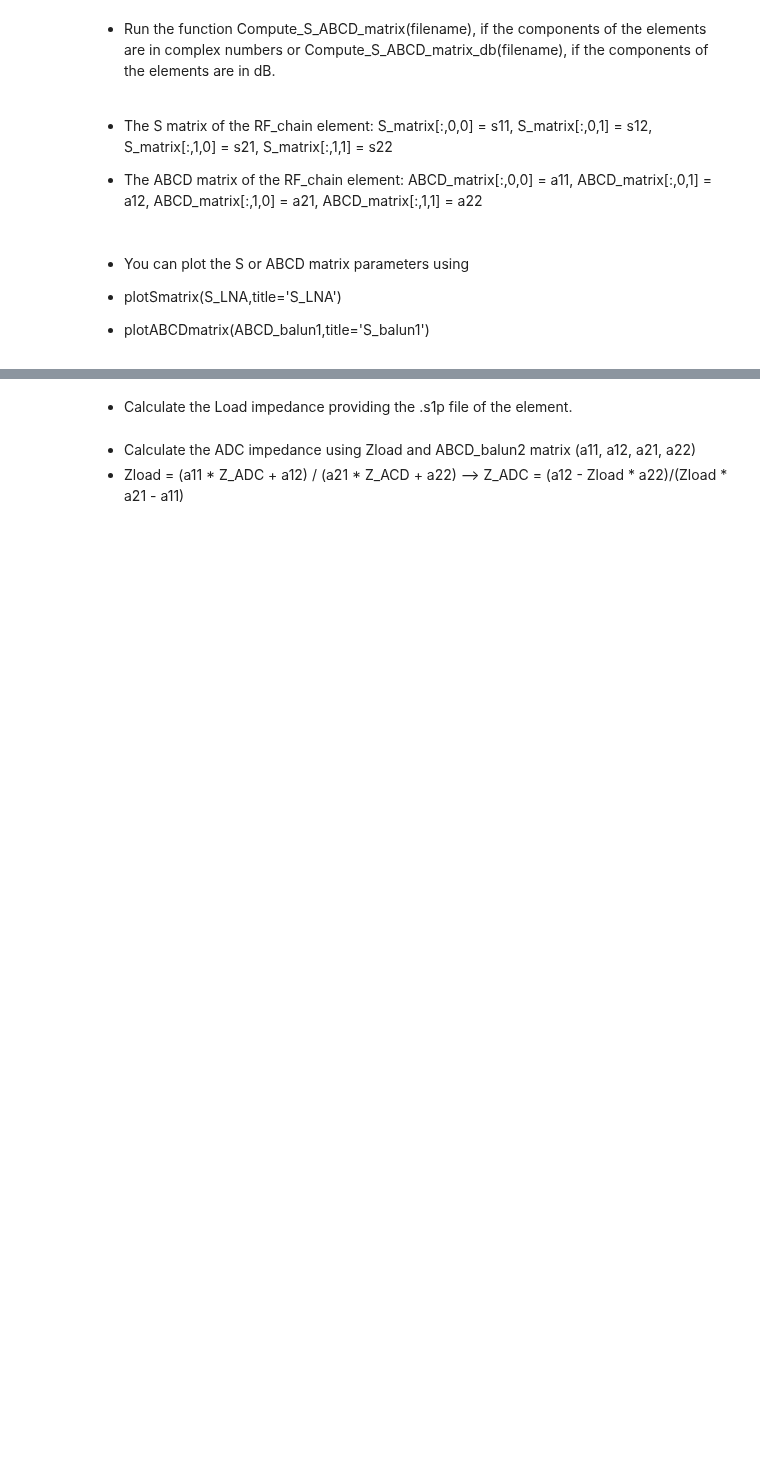
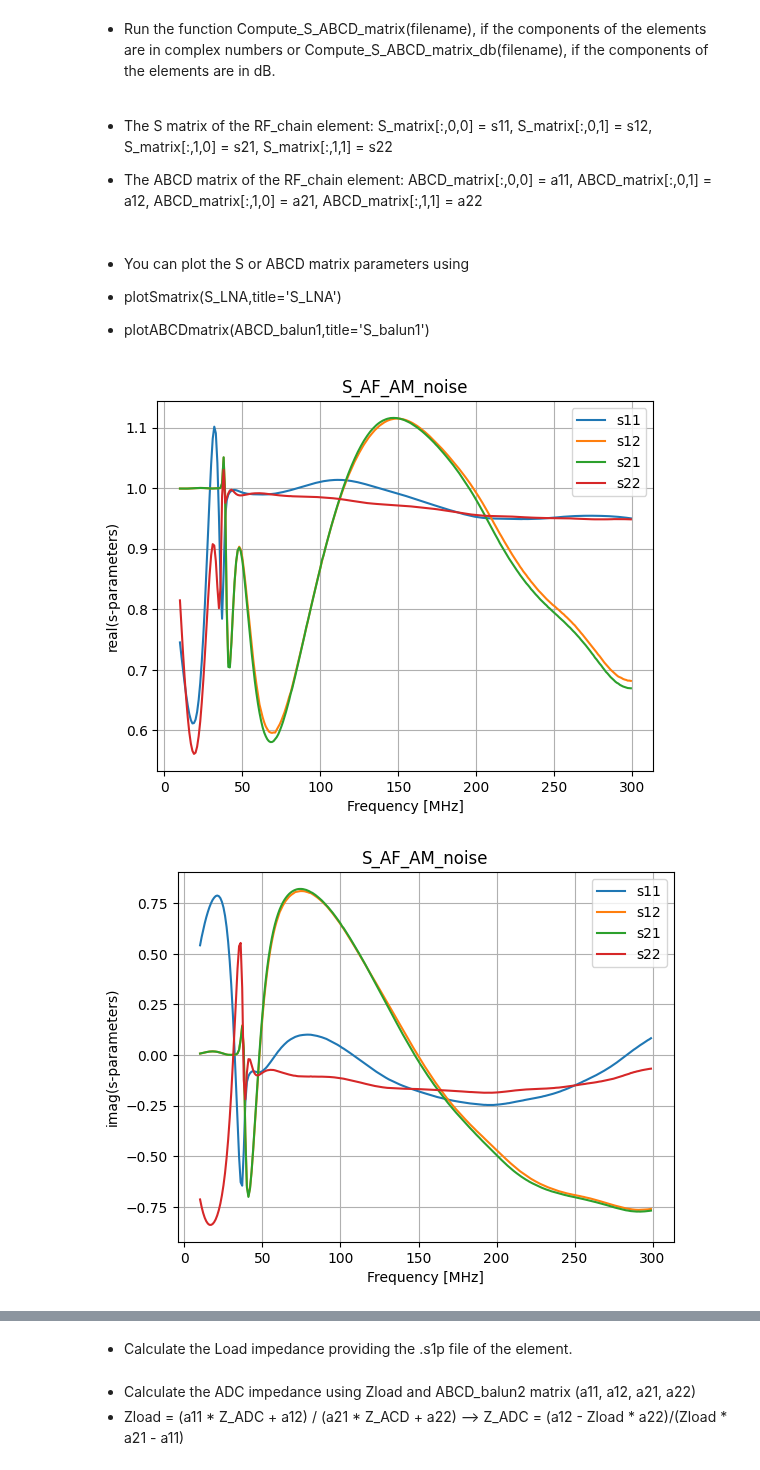
Before and after one commit to grand-mother/grand, a Jupyter notebook: examples/read_modify_RF_chain_elements.ipynb, the cells around one changed output, grey strips where cells are left out. Drawn from its saved outputs; the diff is of its cells as text; code cells hidden in the pictures; blank space fills up the shorter version.

```diff
--- a/examples/read_modify_RF_chain_elements.ipynb
+++ b/examples/read_modify_RF_chain_elements.ipynb
@@ -23,10 +23,33 @@ def Compute_S_ABCD_matrix_db(filename):
     ABCD_matrix = np.reshape(ABCD_matrix1, (290, 2, 2)) #The ABCD matrix of the RF_chain element
     return S_matrix, ABCD_matrix
 
+###########################################################
+def Compute_S_ABCD_matrix_db_rad(filename):
+    element = grfc.Rfchain_elements_db_rad(filename=filename) #If the components of the .s2p file are in deciBel
+    #element = grfc.Rfchain_elements(filename="cable+Connector.s2p") #If the components of the .s2p file are in complex numbers
+    element.compute_for_freqs(freq_MHz)
+    S_matrix1 = np.stack([element.s11[0], element.s12[0], element.s21[0], element.s22[0]], axis=1)
+    #The S matrix of the RF_chain element: S_matrix[:,0,0] = s11, S_matrix[:,0,1] = s12, S_matrix[:,1,0] = s21, S_matrix[:,1,1] = s22
+    S_matrix = np.reshape(S_matrix1, (290, 2, 2)) #The S matrix of the RF_chain element
+    ABCD_matrix1 = np.stack([element.ABCD_matrix[0,0,0,:], element.ABCD_matrix[0,1,0,:], element.ABCD_matrix[1,0,0,:], element.ABCD_matrix[1,1,0,:]], axis=1)
+    ABCD_matrix = np.reshape(ABCD_matrix1, (290, 2, 2)) #The ABCD matrix of the RF_chain element
+    return S_matrix, ABCD_matrix
 #########################################################
 
 def Compute_S_ABCD_matrix(filename):
     element = grfc.Rfchain_elements(filename=filename) #If the components of the .s2p file are in complex numbers
+    element.compute_for_freqs(freq_MHz)
+    S_matrix1 = np.stack([element.s11[0], element.s12[0], element.s21[0], element.s22[0]], axis=1)
+    #The S matrix of the RF_chain element: S_matrix[:,0,0] = s11, S_matrix[:,0,1] = s12, S_matrix[:,1,0] = s21, S_matrix[:,1,1] = s22
+    S_matrix = np.reshape(S_matrix1, (290, 2, 2)) #The S matrix of the RF_chain element
+    ABCD_matrix1 = np.stack([element.ABCD_matrix[0,0,0,:], element.ABCD_matrix[0,1,0,:], element.ABCD_matrix[1,0,0,:], element.ABCD_matrix[1,1,0,:]], axis=1)
+    #The ABCD matrix of the RF_chain element: ABCD_matrix[:,0,0] = a11, ABCD_matrix[:,0,1] = a12, ABCD_matrix[:,1,0] = a21, ABCD_matrix[:,1,1] = a22
+    ABCD_matrix = np.reshape(ABCD_matrix1, (290, 2, 2)) #The ABCD matrix of the RF_chain element
+    return S_matrix, ABCD_matrix
+#############################################################
+
+def Compute_S_ABCD_matrix_rad(filename):
+    element = grfc.Rfchain_elements_rad(filename=filename) #If the components of the .s2p file are in complex numbers
     element.compute_for_freqs(freq_MHz)
     S_matrix1 = np.stack([element.s11[0], element.s12[0], element.s21[0], element.s22[0]], axis=1)
     #The S matrix of the RF_chain element: S_matrix[:,0,0] = s11, S_matrix[:,0,1] = s12, S_matrix[:,1,0] = s21, S_matrix[:,1,1] = s22
@@ -228,6 +255,8 @@ S_LNA, ABCD_LNA = Compute_S_ABCD_matrix_db("lna.s2p")
 S_cable, ABCD_cable = Compute_S_ABCD_matrix_db("cable+Connector.s2p")
 S_vga, ABCD_vga = Compute_S_ABCD_matrix_db("vga20db+filter.s2p")
 S_balun2, ABCD_balun2 = Compute_S_ABCD_matrix("balun_before_ad.s2p")
+#S_AF_AM_noise, ABCD_AF_AM_noise = Compute_S_ABCD_matrix_rad("High_freq_pass_PAnalogfilter.s2p")
+S_AF_AM_noise, ABCD_AF_AM_noise = Compute_S_ABCD_matrix_db_rad("High_freq_pass_PAnalogfilter.s2p")
 # %% [markdown]
 - The S matrix of the RF_chain element: S_matrix[:,0,0] = s11,  S_matrix[:,0,1] = s12,  S_matrix[:,1,0] = s21,  S_matrix[:,1,1] = s22
 
@@ -239,5 +268,8 @@ S_balun2, ABCD_balun2 = Compute_S_ABCD_matrix("balun_before_ad.s2p")
 
 - plotABCDmatrix(ABCD_balun1,title='S_balun1')
 # %%
-#plotSmatrix(S_LNA,title='S_LNA')
-#plotABCDmatrix(ABCD_balun1,title='S_balun1')
+plotSmatrix(S_AF_AM_noise,title='S_AF_AM_noise')
+plotABCDmatrix(ABCD_AF_AM_noise,title='ABCD_AF_AM_noise')
+# %% [output]
+[figure, added]
+[figure, added]
```
Also changed, not shown: parts of 4 cells of this notebook, 1 other file.
